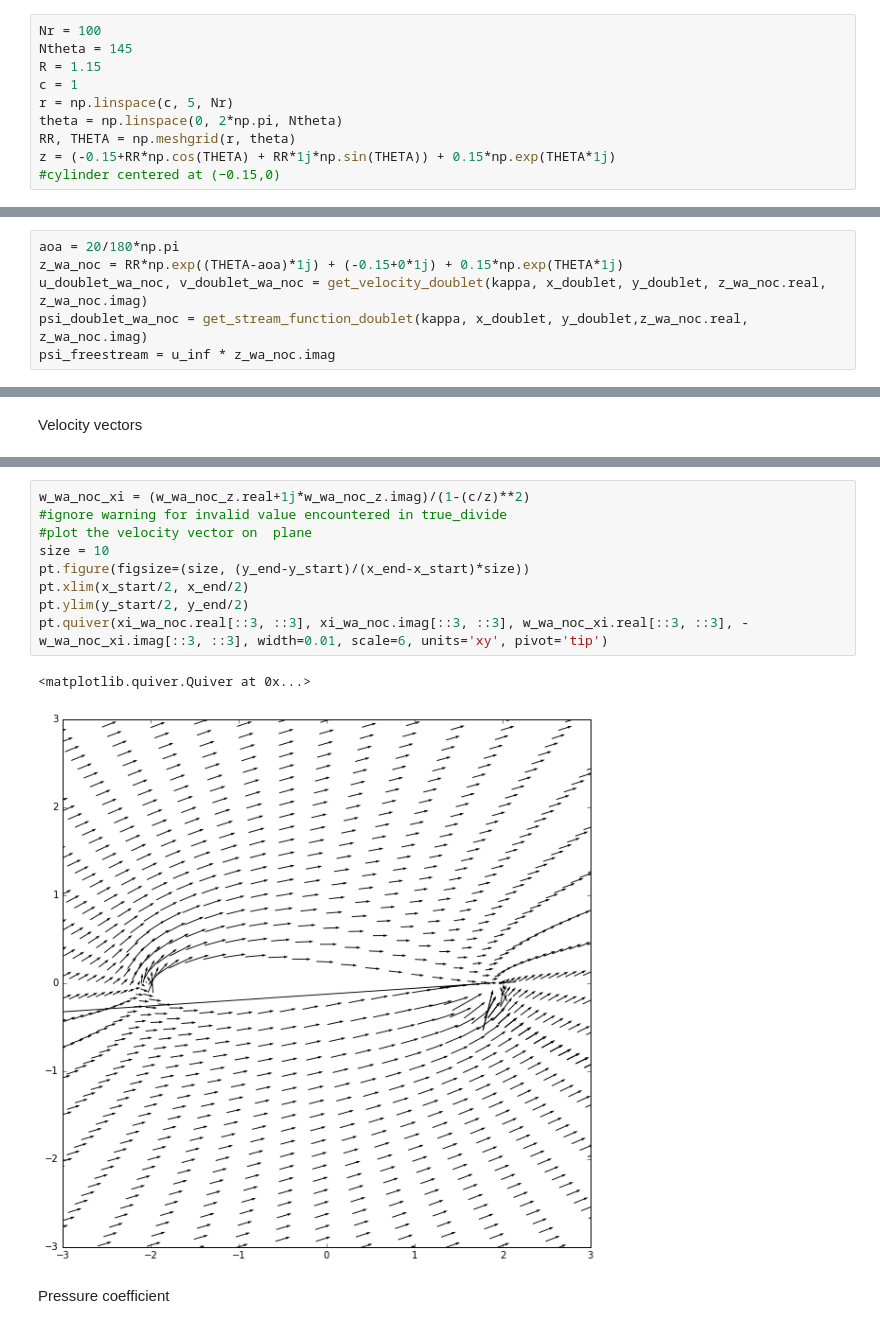
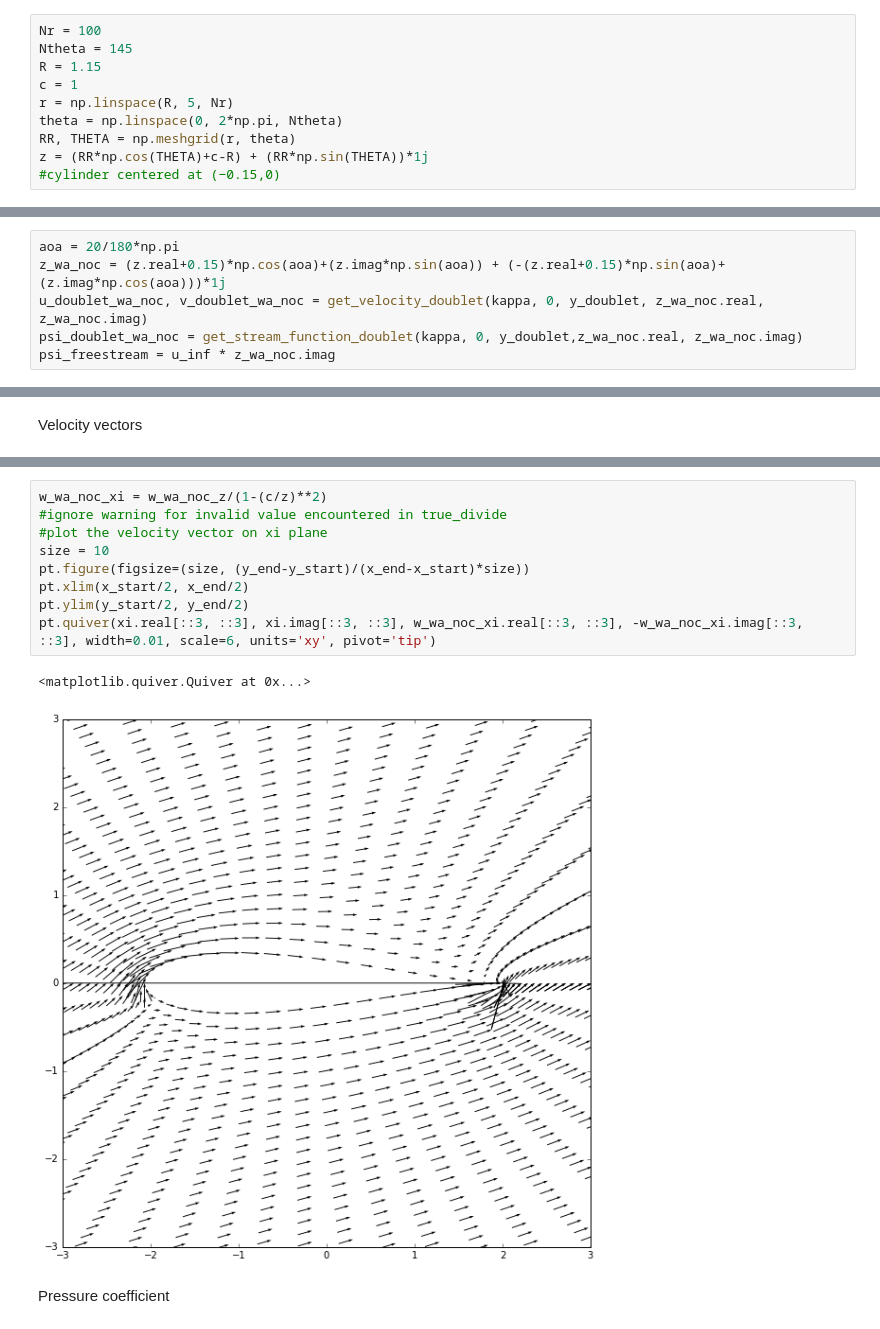
Before and after one commit to cinozeng/mae6226-work, a Jupyter notebook: HW2.ipynb, the cells around one changed output, grey strips where cells are left out. Cells and saved outputs as stored; diff of their text form.

```diff
--- a/HW2.ipynb
+++ b/HW2.ipynb
@@ -100,10 +100,10 @@ Nr = 100
 Ntheta = 145
 R = 1.15
 c = 1
-r = np.linspace(c, 5, Nr)
+r = np.linspace(R, 5, Nr)
 theta = np.linspace(0, 2*np.pi, Ntheta)
 RR, THETA = np.meshgrid(r, theta)
-z = (-0.15+RR*np.cos(THETA) + RR*1j*np.sin(THETA)) + 0.15*np.exp(THETA*1j)
+z = (RR*np.cos(THETA)+c-R) + (RR*np.sin(THETA))*1j
 #cylinder centered at (−0.15,0)
 # %%
 #plot the grids on z plane
@@ -264,9 +262,9 @@ The minimum value of the pressure coefficient on the airfoil surface is
 # Flow over a symmetric Joukowski airfoil with non-zero angle of attack, without circulation
 # %%
 aoa = 20/180*np.pi
-z_wa_noc = RR*np.exp((THETA-aoa)*1j) + (-0.15+0*1j) + 0.15*np.exp(THETA*1j)
-u_doublet_wa_noc, v_doublet_wa_noc = get_velocity_doublet(kappa, x_doublet, y_doublet, z_wa_noc.real, z_wa_noc.imag)
-psi_doublet_wa_noc = get_stream_function_doublet(kappa, x_doublet, y_doublet,z_wa_noc.real, z_wa_noc.imag)
+z_wa_noc = (z.real+0.15)*np.cos(aoa)+(z.imag*np.sin(aoa)) + (-(z.real+0.15)*np.sin(aoa)+(z.imag*np.cos(aoa)))*1j
+u_doublet_wa_noc, v_doublet_wa_noc = get_velocity_doublet(kappa, 0, y_doublet, z_wa_noc.real, z_wa_noc.imag)
+psi_doublet_wa_noc = get_stream_function_doublet(kappa, 0, y_doublet,z_wa_noc.real, z_wa_noc.imag)
 psi_freestream = u_inf * z_wa_noc.imag
 # %%
 # superposition
@@ -314,15 +312,15 @@ pt.quiver(z.real[::3, ::3], z.imag[::3, ::3], w_wa_noc_z.real[::3, ::3], -w_wa_n
 # %%
-w_wa_noc_xi = (w_wa_noc_z.real+1j*w_wa_noc_z.imag)/(1-(c/z)**2)
+w_wa_noc_xi = w_wa_noc_z/(1-(c/z)**2)
 #ignore warning for invalid value encountered in true_divide
-#plot the velocity vector on  plane
+#plot the velocity vector on xi plane
 size = 10
 pt.figure(figsize=(size, (y_end-y_start)/(x_end-x_start)*size))
 pt.xlim(x_start/2, x_end/2)
 pt.ylim(y_start/2, y_end/2)
-pt.quiver(xi_wa_noc.real[::3, ::3], xi_wa_noc.imag[::3, ::3], w_wa_noc_xi.real[::3, ::3], -w_wa_noc_xi.imag[::3, ::3], width=0.01, scale=6, units='xy', pivot='tip')
+pt.quiver(xi.real[::3, ::3], xi.imag[::3, ::3], w_wa_noc_xi.real[::3, ::3], -w_wa_noc_xi.imag[::3, ::3], width=0.01, scale=6, units='xy', pivot='tip')
 # %% [output]
 <matplotlib.quiver.Quiver at 0x...>
-[figure, old version]
+[figure, new version]
 # %% [markdown]
 Pressure coefficient
 # %%
```
Also changed, not shown: parts of 39 cells of this notebook.
